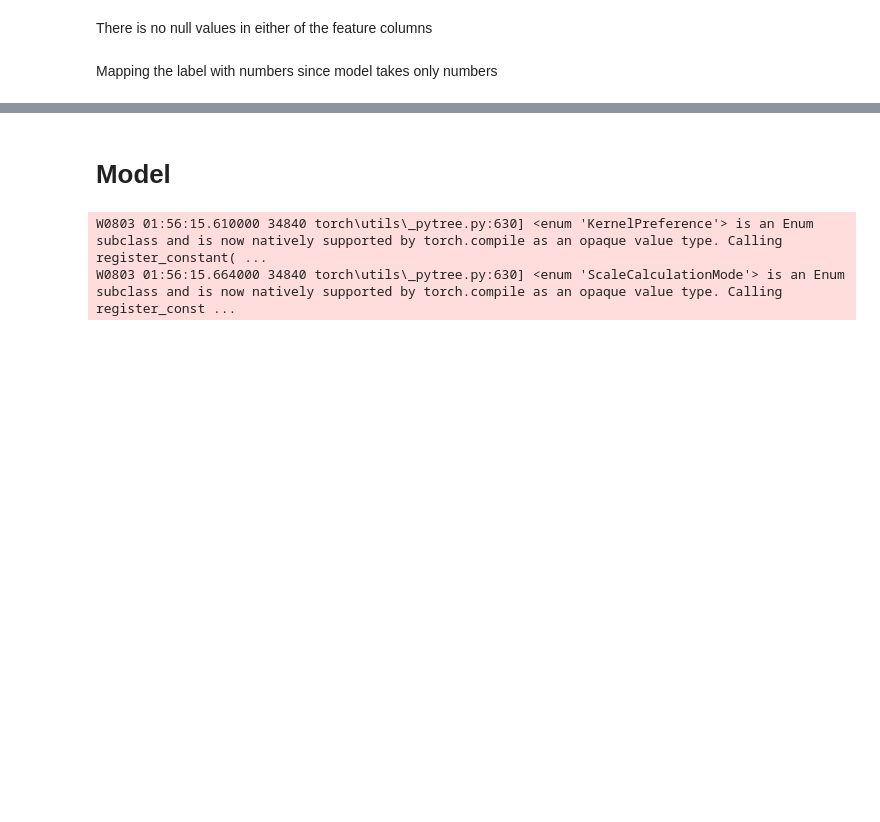
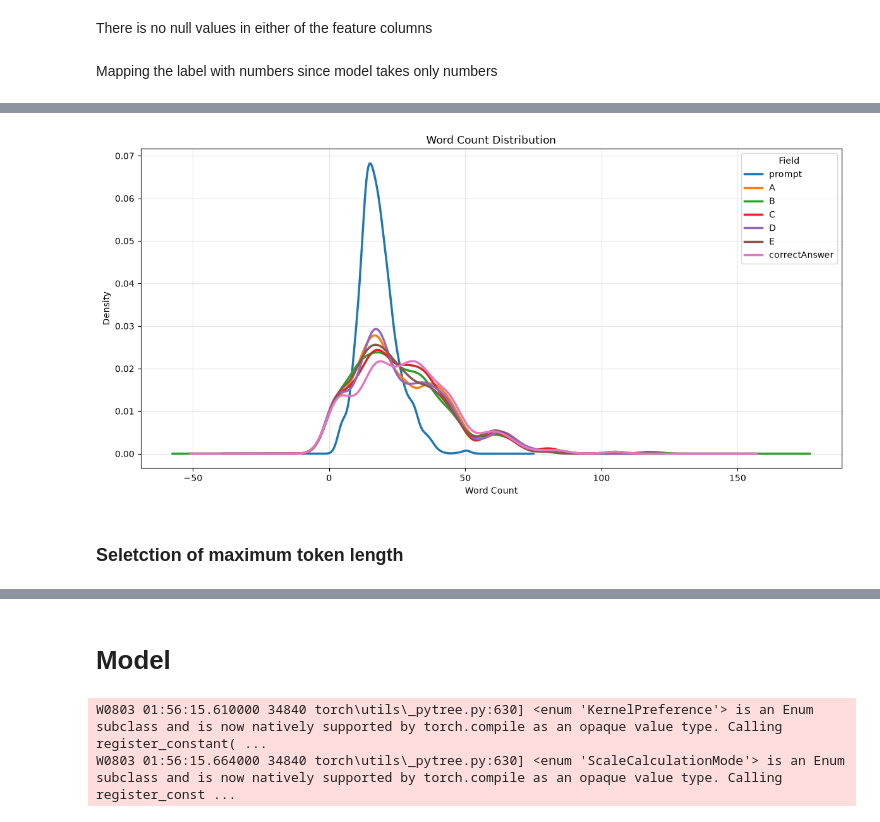
Before and after one commit to Bireswar-Sett/DL_genAI_2026, a Jupyter notebook: DL-24F2001551-notebook-t22026.ipynb, the cells around one changed output, grey strips where cells are left out. Cells and saved outputs as stored; diff of their text form; code cells hidden in the pictures; blank space fills up the shorter version.

```diff
--- a/DL-24F2001551-notebook-t22026.ipynb
+++ b/DL-24F2001551-notebook-t22026.ipynb
@@ -272,0 +317,25 @@ trainStats.describe().T
+# %%
+import matplotlib.pyplot as plt
+
+cols = ["prompt", "A", "B", "C", "D", "E", "correctAnswer"]
+
+plt.figure(figsize=(12, 6))
+
+for col in cols:
+    trainStats[col].plot(
+        kind="kde",
+        linewidth=2.5,
+        label=col
+    )
+
+plt.xlabel("Word Count")
+plt.ylabel("Density")
+plt.title("Word Count Distribution")
+plt.legend(title="Field")
+plt.grid(alpha=0.3)
+plt.tight_layout()
+plt.show()
+# %% [output]
+[figure, added]
+# %% [markdown]
+### Seletction of maximum token length
```
Also changed, not shown: parts of 28 cells of this notebook, 1 other file.
